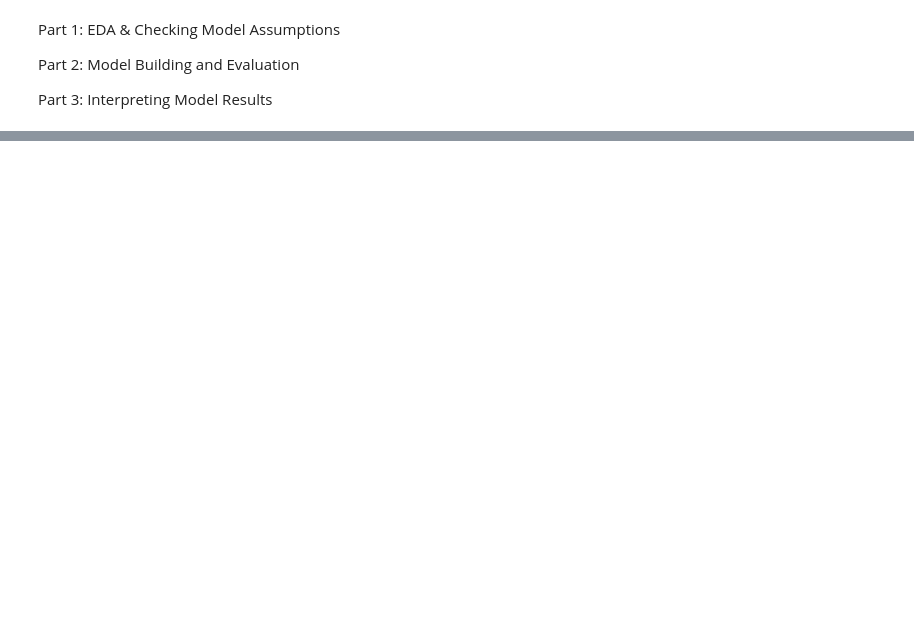
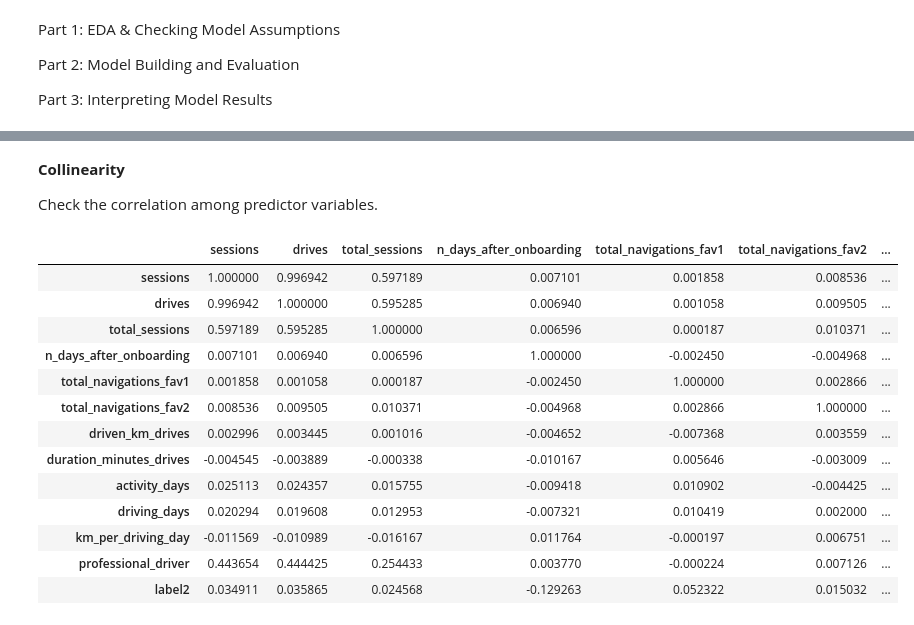
Before and after one commit to dvlanl/predicting_waze_customer_churn, a Jupyter notebook: regression_modeling.ipynb, the cells around one changed output, grey strips where cells are left out. Saved outputs shown, nothing was run; the diff lists cells and outputs as text; code cells hidden in the pictures; blank space fills up the shorter version.

```diff
--- a/regression_modeling.ipynb
+++ b/regression_modeling.ipynb
@@ -27,0 +120,6 @@ ModuleNotFoundError: No module named 'matplotlib'
+# %%
+# 1. Convert infinite values to zero
+df.loc[df['km_per_driving_day']==np.inf, 'km_per_driving_day'] = 0
+
+# 2. Confirm that it worked
+df['km_per_driving_day'].describe()
@@ -27,0 +140,3 @@ ModuleNotFoundError: No module named 'matplotlib'
+# %%
+# Create `professional_driver` column using the np.where() function
+df['professional_driver'] = np.where((df['drives'] >= 60) & (df['driving_days'] >= 15), 1, 0)
@@ -27,0 +184,3 @@ ModuleNotFoundError: No module named 'matplotlib'
+# %%
+# Drop rows with missing data in `label` column
+df = df.dropna(subset=['label'])
@@ -27,0 +219,4 @@ ModuleNotFoundError: No module named 'matplotlib'
+# %%
+# Create binary `label2` column
+df['label2'] = np.where(df['label']=='churned', 1, 0)
+df[['label', 'label2']].tail()
@@ -27,0 +243,22 @@ ModuleNotFoundError: No module named 'matplotlib'
+# %% [markdown]
+**Collinearity**
+
+Check the correlation among predictor variables.
+# %%
+# Generate a correlation matrix
+df.corr(method='pearson')
+# %% [output]
+|  | sessions | drives | total_sessions | n_days_after_onboarding | total_navigations_fav1 | total_navigations_fav2 | ... |
+| sessions | 1.000000 | 0.996942 | 0.597189 | 0.007101 | 0.001858 | 0.008536 | ... |
+| drives | 0.996942 | 1.000000 | 0.595285 | 0.006940 | 0.001058 | 0.009505 | ... |
+| total_sessions | 0.597189 | 0.595285 | 1.000000 | 0.006596 | 0.000187 | 0.010371 | ... |
+| n_days_after_onboarding | 0.007101 | 0.006940 | 0.006596 | 1.000000 | -0.002450 | -0.004968 | ... |
+| total_navigations_fav1 | 0.001858 | 0.001058 | 0.000187 | -0.002450 | 1.000000 | 0.002866 | ... |
+| total_navigations_fav2 | 0.008536 | 0.009505 | 0.010371 | -0.004968 | 0.002866 | 1.000000 | ... |
+| driven_km_drives | 0.002996 | 0.003445 | 0.001016 | -0.004652 | -0.007368 | 0.003559 | ... |
+| duration_minutes_drives | -0.004545 | -0.003889 | -0.000338 | -0.010167 | 0.005646 | -0.003009 | ... |
+| activity_days | 0.025113 | 0.024357 | 0.015755 | -0.009418 | 0.010902 | -0.004425 | ... |
+| driving_days | 0.020294 | 0.019608 | 0.012953 | -0.007321 | 0.010419 | 0.002000 | ... |
+| km_per_driving_day | -0.011569 | -0.010989 | -0.016167 | 0.011764 | -0.000197 | 0.006751 | ... |
+| professional_driver | 0.443654 | 0.444425 | 0.254433 | 0.003770 | -0.000224 | 0.007126 | ... |
+| label2 | 0.034911 | 0.035865 | 0.024568 | -0.129263 | 0.052322 | 0.015032 | ... |
```
Also changed, not shown: parts of 71 cells of this notebook.
